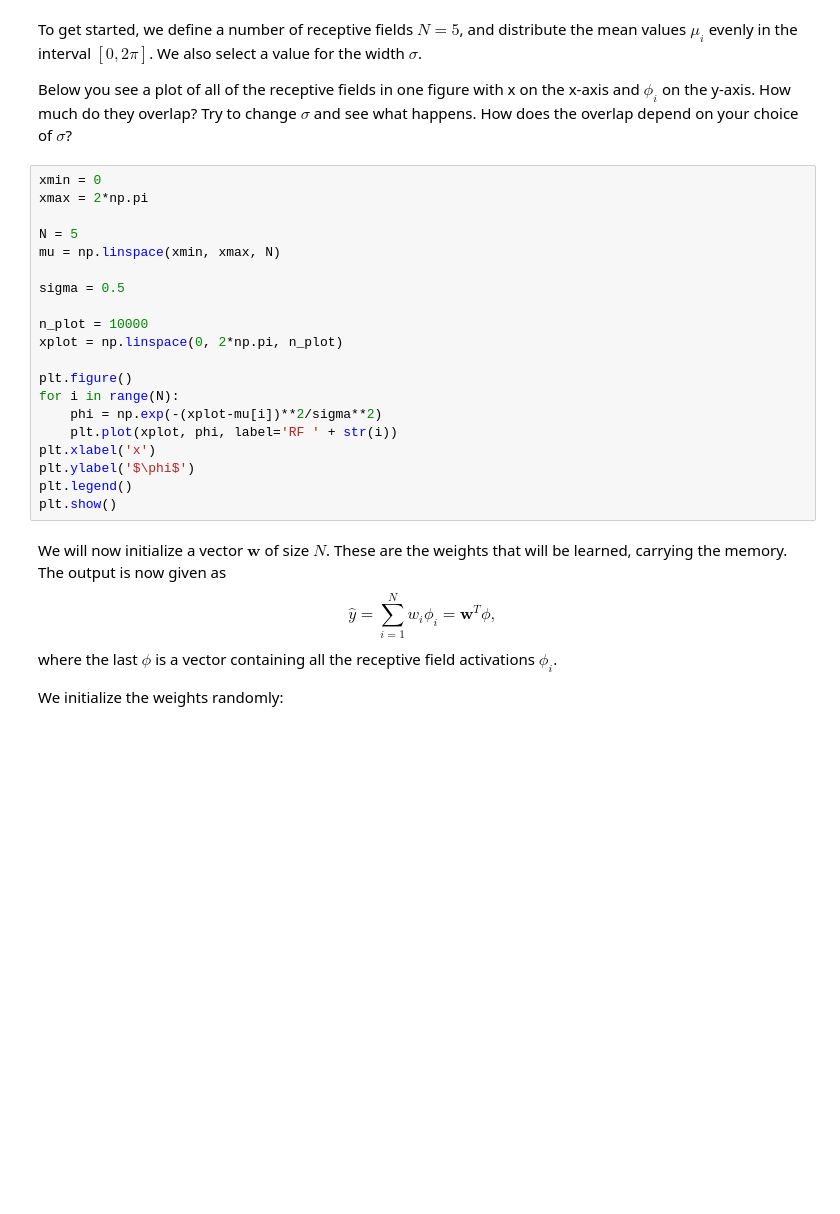
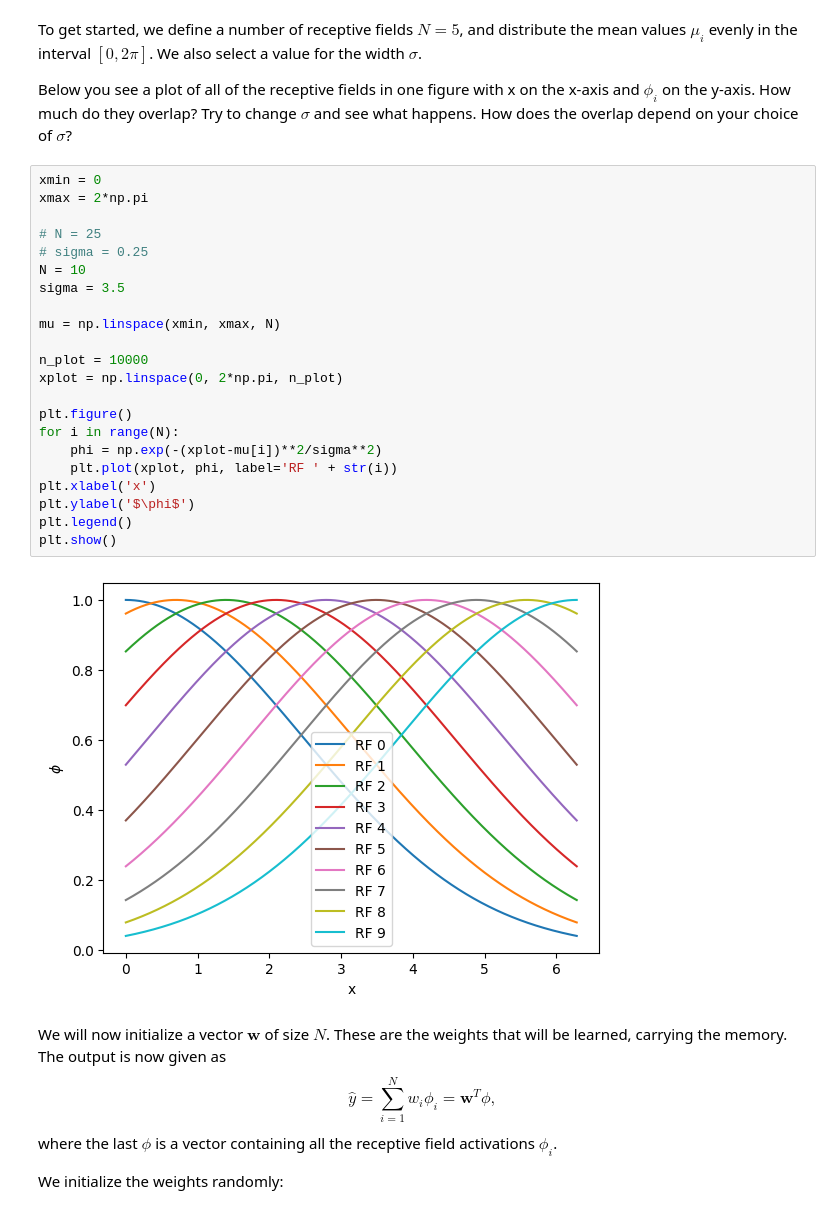
Before and after one commit to Wojcik98/bioinspired-control, a Jupyter notebook: week2/2.5/exercise5.ipynb, the cells around one changed output. Saved outputs shown, nothing was run; the diff lists cells and outputs as text; blank space fills up the shorter version.

```diff
--- a/week2/2.5/exercise5.ipynb
+++ b/week2/2.5/exercise5.ipynb
@@ -20,23 +20,27 @@ Below you see a plot of all of the receptive fields in one figure with x on the
 # %%
 xmin = 0
 xmax = 2*np.pi
 
-N = 5
+# N = 25
+# sigma = 0.25
+N = 10
+sigma = 3.5
+
 mu = np.linspace(xmin, xmax, N)
-
-sigma = 0.5
 
 n_plot = 10000
 xplot = np.linspace(0, 2*np.pi, n_plot)
 
 plt.figure()
 for i in range(N):
     phi = np.exp(-(xplot-mu[i])**2/sigma**2)
     plt.plot(xplot, phi, label='RF ' + str(i))
 plt.xlabel('x')
 plt.ylabel('$\phi$')
 plt.legend()
 plt.show()
+# %% [output]
+[figure, added]
 # %% [markdown]
 We will now initialize a vector $\mathbf{w}$ of size $N$. These are the weights that will be learned, carrying the memory. The output is now given as
     \begin{equation}
```
Also changed, not shown: parts of 3 cells of this notebook.
